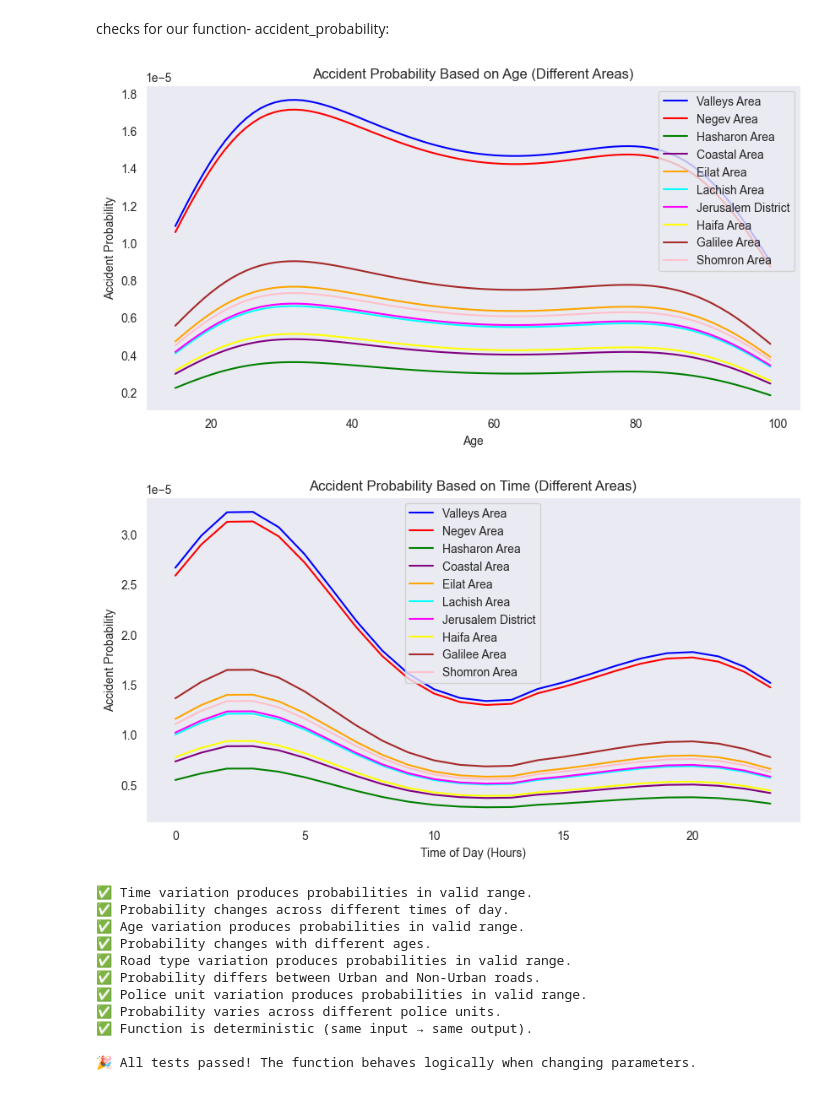
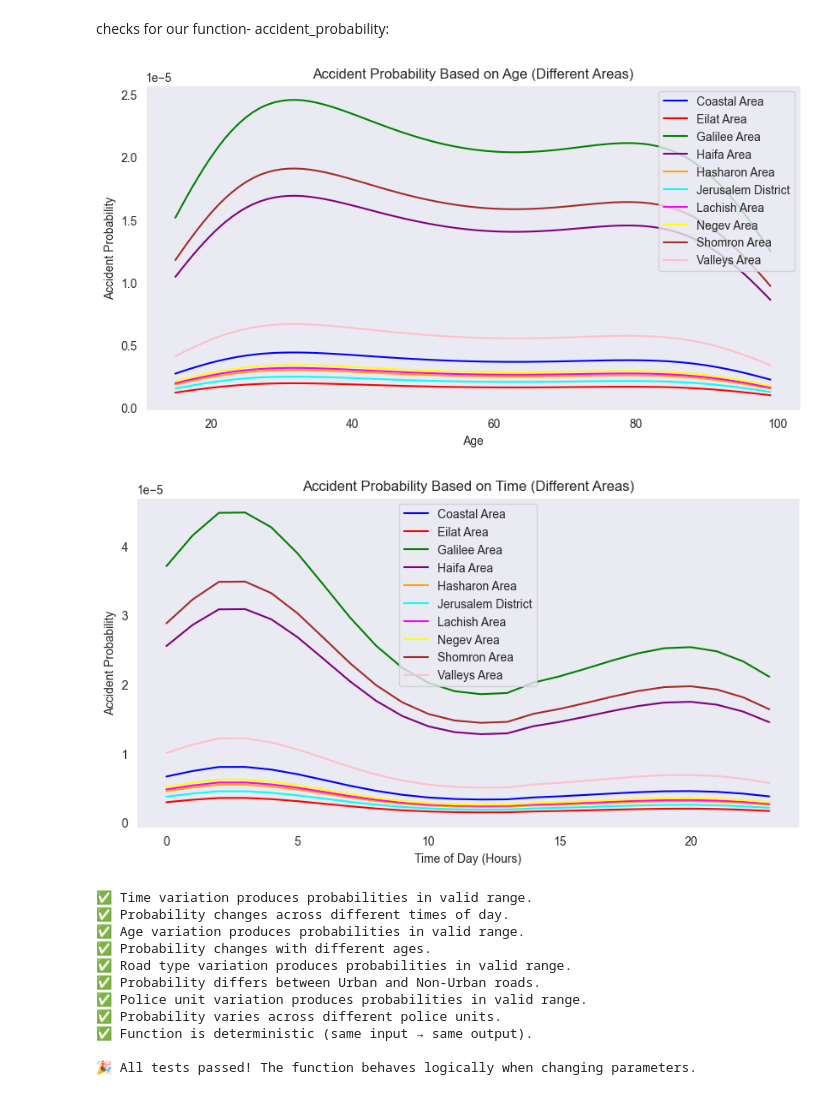
Before and after one commit to zaurusman/Project-RideShare, a Jupyter notebook: Generating_Data.ipynb, the cells around one changed output. Drawn from its saved outputs; the diff is of its cells as text; code cells hidden in the pictures.

```diff
--- a/Generating_Data.ipynb
+++ b/Generating_Data.ipynb
@@ -748,7 +746,18 @@ age_group_probs = np.array([0.1929, 0.1692, 0.1428, 0.1265, 0.1177, 0.1160, 0.13
 age_groups = np.array(['15-20', '21-24', '25-34', '35-44', '45-54', '55-64', '65+'])
 
 road_type_probs = np.array([0.2645, 0.7355])  # Non-Urban, Urban
-police_unit_probs = np.array([0.2059, 0.1998, 0.0422, 0.0565, 0.0893, 0.0772, 0.0787, 0.0598, 0.1052, 0.0853])
+police_unit_probs = np.array([
+    0.0515,
+    0.0228,
+    0.2867,
+    0.1974,
+    0.0351,
+    0.0290,
+    0.0371,
+    0.0398,
+    0.2228,
+    0.0779
+])
 hour_probs = np.array([
     0.0950, 0.1154, 0.1248, 0.1047, 0.0564, 0.0275, 0.0177, 0.0152,
     0.0139, 0.0142, 0.0144, 0.0164, 0.0185, 0.0183, 0.0201, 0.0208,
@@ -912,9 +921,16 @@ import numpy as np
 
 # Define mapping: Police Unit Index → Corresponding Area
 area_categories = [
-    'Valleys Area', 'Negev Area', 'Hasharon Area', 'Coastal Area',
-    'Eilat Area', 'Lachish Area', 'Jerusalem District', 'Haifa Area',
-    'Galilee Area', 'Shomron Area'
+    "Coastal Area",
+    "Eilat Area",
+    "Galilee Area",
+    "Haifa Area",
+    "Hasharon Area",
+    "Jerusalem District",
+    "Lachish Area",
+    "Negev Area",
+    "Shomron Area",
+    "Valleys Area"
 ]
 
 # Ensure we are mapping correctly (10 police units)
@@ -933,35 +949,35 @@ colors = [
 # --- Plot probability trends for Age (Different Areas) ---
 plt.figure(figsize=(10, 5))
 
 for idx, police_unit in enumerate(police_units):
     area_name = area_categories[idx]  # Get the corresponding area name
     age_probs = [accident_probability(age, 18, "Urban", police_unit) for age in test_ages]
     plt.plot(test_ages, age_probs, label=f"{area_name}", linestyle='-', color=colors[idx])
 
 plt.xlabel("Age")
 plt.ylabel("Accident Probability")
 plt.title("Accident Probability Based on Age (Different Areas)")
 plt.legend()
 plt.grid()
 plt.show()
 
 # --- Plot probability trends for Time (Different Areas) ---
 plt.figure(figsize=(10, 5))
 
 for idx, police_unit in enumerate(police_units):
     area_name = area_categories[idx]  # Get the corresponding area name
     time_probs = [accident_probability(30, time, "Urban", police_unit) for time in test_times]
     plt.plot(test_times, time_probs, label=f"{area_name}", linestyle='-', color=colors[idx])
 
 plt.xlabel("Time of Day (Hours)")
 plt.ylabel("Accident Probability")
 plt.title("Accident Probability Based on Time (Different Areas)")
 plt.legend()
 plt.grid()
 plt.show()
 # %% [output]
-[figure, old version]
+[figure, new version]
-[figure, old version]
+[figure, new version]
 # %%
 def test_accident_probability():
     """
```
Also changed, not shown: parts of 7 cells of this notebook.
